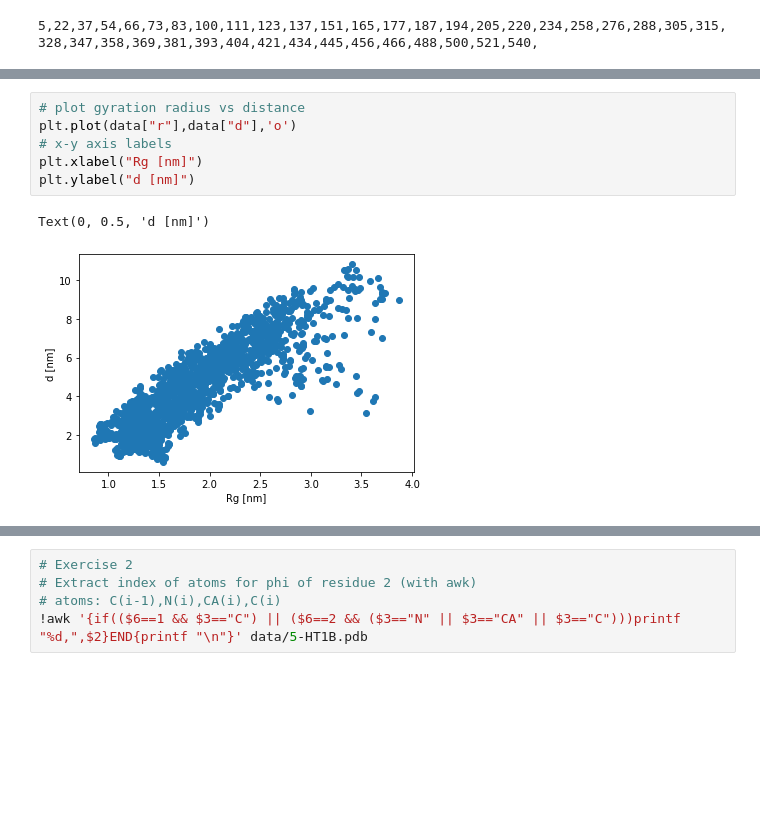
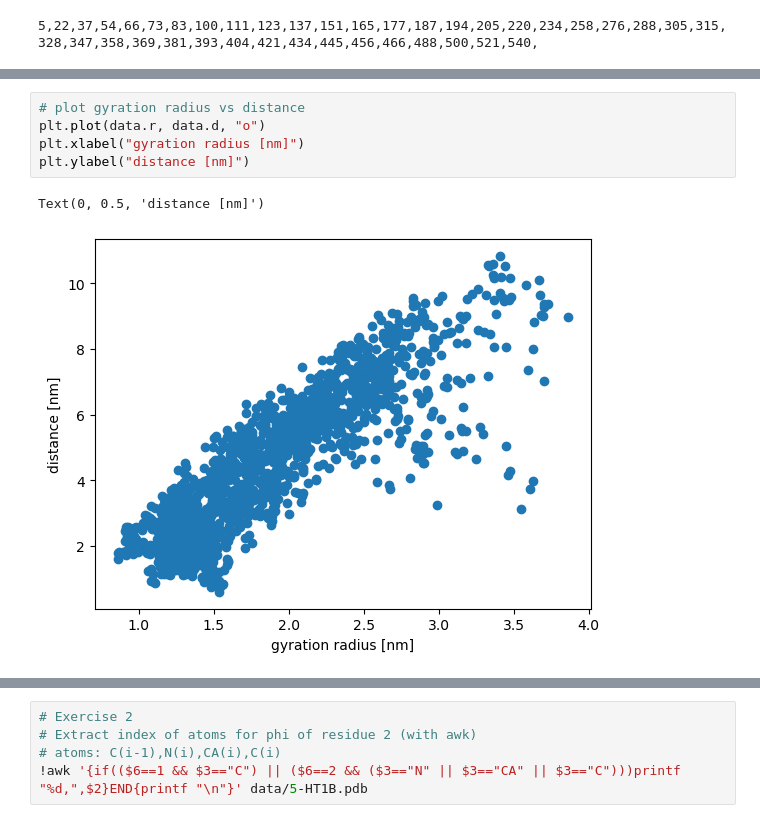
Before and after one commit to heyitsdipu/PLUMED-hands-on, a Jupyter notebook: masterclass-21-1/notebooks/solution.ipynb, the cells around one changed output, grey strips where cells are left out. Cells and saved outputs as stored; diff of their text form; blank space fills up the shorter version.

```diff
--- a/masterclass-21-1/notebooks/solution.ipynb
+++ b/masterclass-21-1/notebooks/solution.ipynb
@@ -106,9 +170,8 @@ plt.legend()
 # %%
 # plot gyration radius vs distance
-plt.plot(data["r"],data["d"],'o')
-# x-y axis labels
-plt.xlabel("Rg [nm]")
-plt.ylabel("d [nm]")
+plt.plot(data.r, data.d, "o")
+plt.xlabel("gyration radius [nm]")
+plt.ylabel("distance [nm]")
 # %% [output]
-Text(0, 0.5, 'd [nm]')
+Text(0, 0.5, 'distance [nm]')
-[figure, old version]
+[figure, new version]
```
Also changed, not shown: parts of 74 cells of this notebook, 7 other files.
